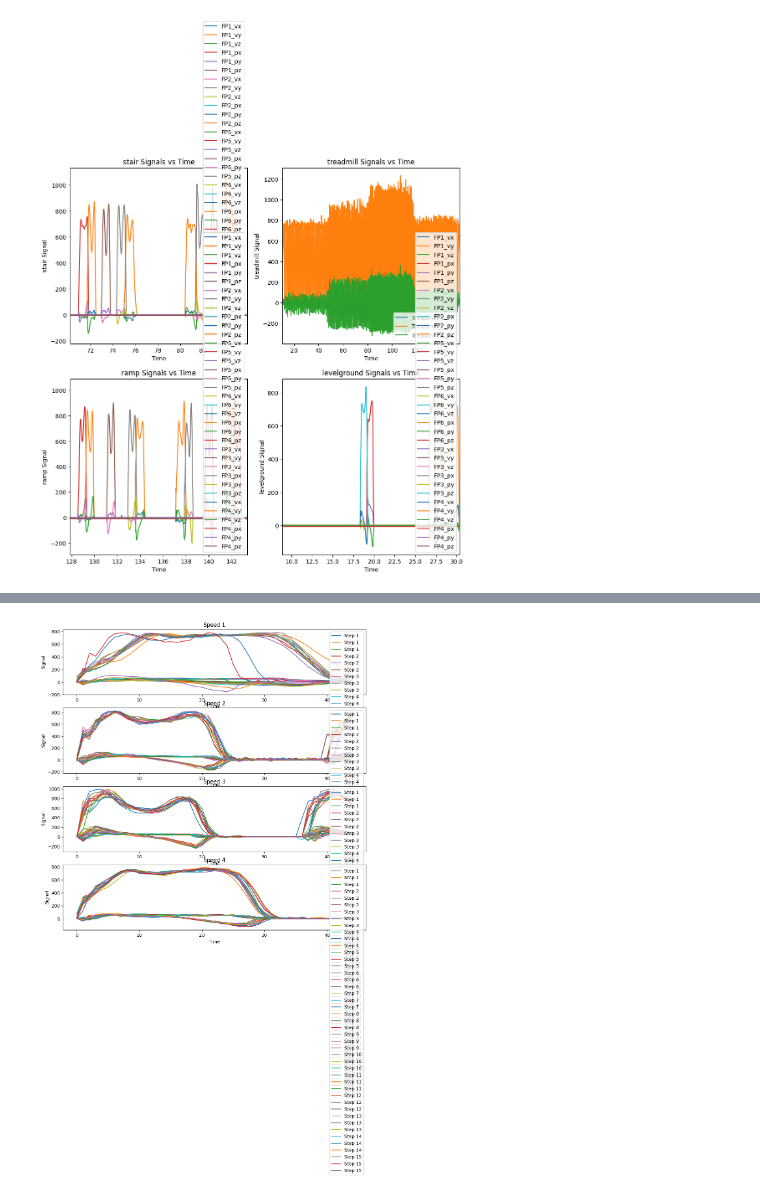
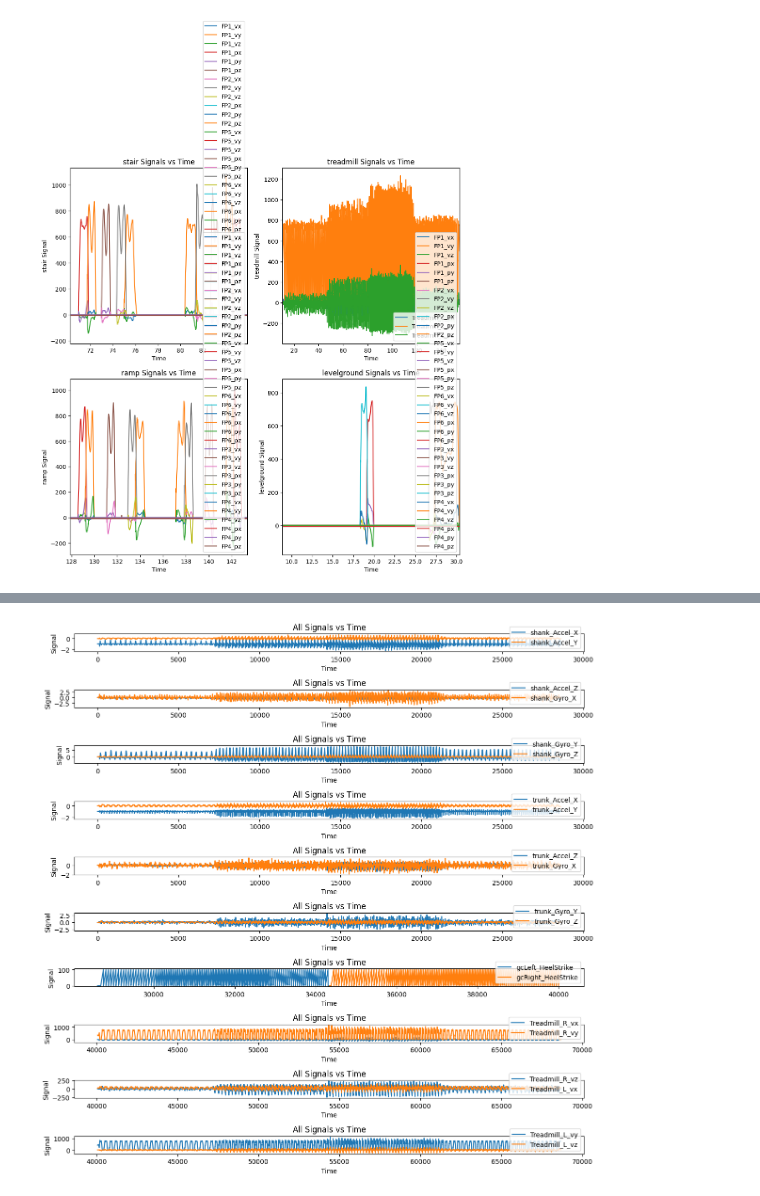
Before and after one commit to Bowenislandsong/lower-limb-biomechanics-dataprocessing, a Jupyter notebook: visual/sample.ipynb, the cells around one changed output, grey strips where cells are left out. Drawn from its saved outputs; the diff is of its cells as text; code cells hidden in the pictures.

```diff
--- a/visual/sample.ipynb
+++ b/visual/sample.ipynb
@@ -7,8 +7,7 @@ import json
 import numpy as np
 import pandas as pd
 
-grf_sample = os.path.join(pathlib.Path.home(),os.getcwd(),"../dataset/pandas/AB06_10_09_18_GRF.pkl")
-imu_sample = os.path.join(pathlib.Path.home(),os.getcwd(),"../dataset/pandas/AB06_10_09_18_IMU.pkl")
-# imu_sample = os.path.join(pathlib.Path.home(),os.getcwd(),"../AB06_10_09_18_IMU.pkl")
-# grf_sample = os.path.join(pathlib.Path.home(),os.getcwd(),"../AB06_10_09_18_GRF.pkl")
-# combined_sample = os.path.join(pathlib.Path.home(),os.getcwd(),"../AB06_10_09_18.pkl")
+# grf_sample = os.path.join(pathlib.Path.home(),os.getcwd(),"../dataset/pandas/AB06_10_09_18_GRF.pkl")
+# imu_sample = os.path.join(pathlib.Path.home(),os.getcwd(),"../dataset/pandas/AB06_10_09_18_IMU.pkl")
+imu_sample = '/media/champagne/lower_limb_dataset/v2/AB06_10_09_18_IMU.pkl'
+grf_sample = imu_sample.replace('IMU','GRF')
@@ -115,23 +117,25 @@ def get_data_for_session(imu_data, grf_data, session, locomotion='treadmill', in
     if session not in grf_data['session'].unique():
         print(f"Session {session} not found in the GRF data. Available sessions: {grf_data['session'].unique()}")
 
-    imu_data_filtered = imu_data[
-        (imu_data['session'] == session) |
-        ('gcLeft_session' in imu_data.columns and imu_data['gcLeft_session'] == session) |
-        ('gcRight_session' in imu_data.columns and imu_data['gcRight_session'] == session)
-    ]
-    imu_data_filtered = imu_data_filtered[imu_data_filtered['locomotion_mode'] == locomotion]
-    grf_data_filtered = grf_data[(grf_data['session'] == session)]
-    grf_data_filtered = grf_data_filtered[grf_data_filtered['locomotion_mode'] == locomotion]
+    imu_data_filtered = imu_data[(imu_data['session'] == session) |
+                                 (imu_data['gcLeft_session'] == session) |
+                                 (imu_data['gcRight_session'] == session) &
+                                 (imu_data['locomotion_mode'] == locomotion)]
+    grf_data_filtered = grf_data[(grf_data['session'] == session) &
+                                 (grf_data['locomotion_mode'] == locomotion)]
 
+    range_index = lambda data: (min(data.index), max(data.index))
+    print(f"IMU data time range: {range_index(imu_data_filtered)}, GRF data time range: {range_index(grf_data_filtered)}, IMU data shape: {imu_data_filtered.shape}, GRF data shape: {grf_data_filtered.shape}")
     # combine the data
-    data = pd.merge(imu_data_filtered, grf_data_filtered, left_index=True, right_index=True, suffixes=('_imu', '_grf'))
-    # Filter the columns to include only the specified columns
-    imu_columns_to_include = [col for col in data.columns if any([pattern in col for pattern in include_imu_columns])]
-    grf_columns_to_include = [col for col in data.columns if any([pattern in col for pattern in include_grf_columns])]
+    data = pd.concat([imu_data_filtered, grf_data_filtered], axis=0)
+    # data = pd.merge(imu_data_filtered, grf_data_filtered, left_index=True, right_index=True, suffixes=('_imu', '_grf'))
+    # print(f"Combined data time range: {range_index(data)}, Combined data shape: {data.shape}")
+    # # Filter the columns to include only the specified columns
+    imu_columns_to_include = [col for col in imu_data_filtered.columns if any([pattern in col for pattern in include_imu_columns])]
+    grf_columns_to_include = [col for col in grf_data_filtered.columns if any([pattern in col for pattern in include_grf_columns])]
     data = data[imu_columns_to_include + grf_columns_to_include]
-
     return data
+    # return imu_data_filtered[imu_columns_to_include], grf_data_filtered[grf_columns_to_include]
 
 # break an array into n segments, take a fixed number of elements from each segment from the middle.
 def segment_data(data, n_segments, n_elements):
@@ -143,11 +147,11 @@ def segment_data(data, n_segments, n_elements):
         start_index = max(0, middle_index - n_elements // 2)
         end_index = start_index + n_elements
         segmented_data.append(segment[start_index:end_index])
-    return segmented_data
+    return np.asarray(segmented_data)
 
 from scipy.signal import find_peaks
-def step_segmentation(data, window_size=45,
-                      n_speeds=4, n_steps=15,
+def grf_step_segmentation(data, window_size=50,
+                      n_speeds=4, n_steps=10,
                       indicator_l='gcLeft_HeelStrike', indicator_r='gcRight_HeelStrike',
                       left_columns=['Treadmill_L_v'], right_columns=['Treadmill_R_v']):
     assert len(left_columns) == len(right_columns)
@@ -157,14 +161,16 @@ def step_segmentation(data, window_size=45,
     heel_strikes_l,_ = find_peaks(data[indicator_l])
     heel_strikes_r,_ = find_peaks(data[indicator_r])
 
-
     heel_strikes_l = segment_data(heel_strikes_l, n_speeds, n_steps)
     heel_strikes_r = segment_data(heel_strikes_r, n_speeds, n_steps)
 
-    ldiff = np.diff(heel_strikes_l, axis=1)
+    # include 5 time points before the heel strike
+    heel_strikes_l,heel_strikes_r = heel_strikes_l - 1, heel_strikes_r - 1
+
+    # ldiff = np.diff(heel_strikes_l, axis=1)
     rdiff = np.diff(heel_strikes_r, axis=1)
-    print(f"Average diff: {np.mean(ldiff,axis=1)}, Std: {np.std(ldiff,axis=1)}, min: {np.min(ldiff)}, max: {np.max(ldiff)}")
-    print(f"Average diff: {np.mean(rdiff,axis=1)}, Std: {np.std(rdiff,axis=1)}, min: {np.min(rdiff)}, max: {np.max(rdiff)}")
+    # mean_l_diff = np.mean(ldiff,axis=1).astype(int) - 2
+    mean_r_diff = int(np.mean(rdiff,axis=1)) - 2
 
     for speed_idx in range(n_speeds):
         for leg_idx, leg in enumerate(left_columns + right_columns):
@@ -172,34 +178,38 @@ def step_segmentation(data, window_size=45,
                 for dim_idx, dim in enumerate(['x', 'y', 'z']):
                     col = f"{leg}{dim}"
                     idx = heel_strikes_l[speed_idx][step_idx]
-                    segment = data[col].iloc[idx:idx + window_size].tolist()
+                    segment = data[col].iloc[idx:idx + min(window_size,mean_r_diff[speed_idx])].tolist()
+                    # pad the segment with zeros if it is shorter than the window size
+                    if len(segment) < window_size:
+                        segment += [0] * (window_size - len(segment))
                     segmented_data[speed_idx,leg_idx,step_idx,dim_idx] = segment
-
     # 1 person, 4 speeds, 2 legs, 2 signals, 15 steps, 3 dimentions, time window (35-65)
-
     return segmented_data
-
 
 # Get the data for a specific session and locomotion
 session = 'treadmill_01_01'
+
+
 data = get_data_for_session(imu_data, grf_data, session)
 
 
-# Segment the data based on heel strikes
-segmented_data = step_segmentation(data)
+def plot_all_signals(data):
+    fig, axs = plt.subplots(len(data.columns)//2, 1, figsize=(12, 12))
+    for i in range(len(axs)):
+        for j in range(2):
+            col_idx = i * 2 + j
+            if col_idx < len(data.columns):
 
-print(segmented_data.shape)
+                axs[i].plot(data.iloc[:, col_idx].values, label=data.columns[col_idx])
+                # for strike in raw_strikes:
+                #     axs[i].axvline(x=data.index[strike], color='r', linestyle='--', linewidth=0.5)
+        axs[i].set_title('All Signals vs Time')
+        axs[i].set_xlabel('Time')
+        # axs[i].set_xlim(0,70000)
+        axs[i].set_ylabel('Signal')
+        axs[i].legend(loc='lower right')
+    plt.tight_layout()
 
-# Plot the segmented data in 4 subplots
-fig, axs = plt.subplots(4, 1, figsize=(12, 12))
-for i in range(4):
-    for j in range(segmented_data.shape[2]):
-        axs[i].plot(segmented_data[i, 0, j, :].T, label=f'Step {j+1}')
-    axs[i].set_title(f'Speed {i+1}')
-    axs[i].set_xlabel('Time')
-    axs[i].set_ylabel('Signal')
-    axs[i].legend()
-
-plt.tight_layout()
-plt.show()
+print(data.columns)
+plot_all_signals(data)
 # %% [output]
@@ -209 +224 @@ Average diff: [61.28571429 39.92857143 36.35714286 49.35714286], Std: [2.9381376
-[figure, old version]
+[figure, new version]
```
Also changed, not shown: parts of 5 cells of this notebook, 2 other files.
